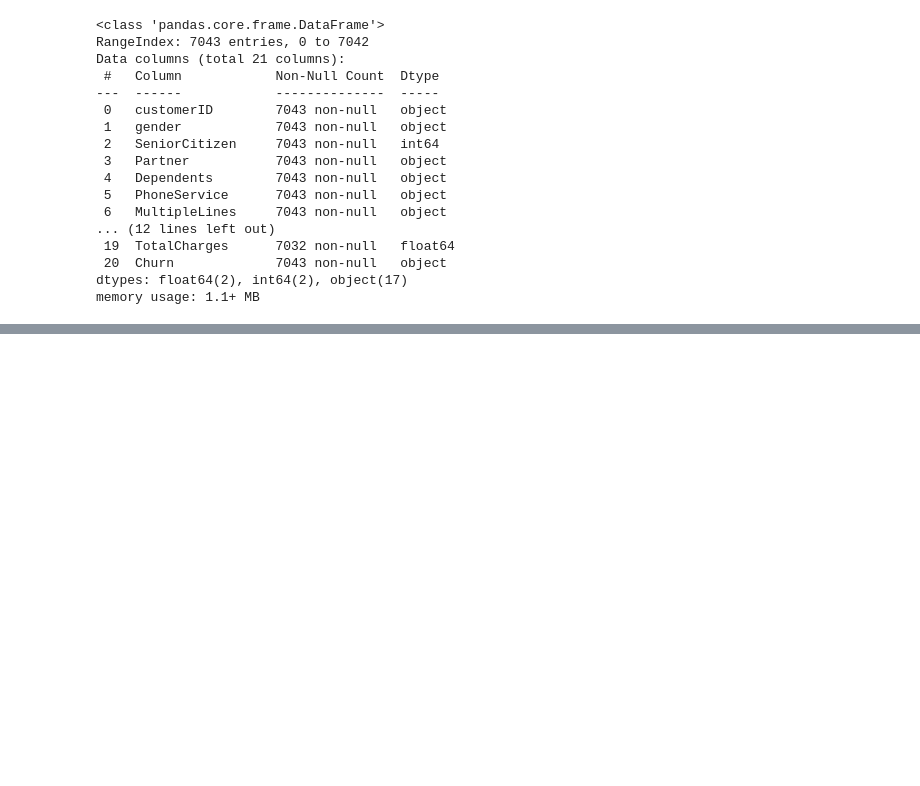
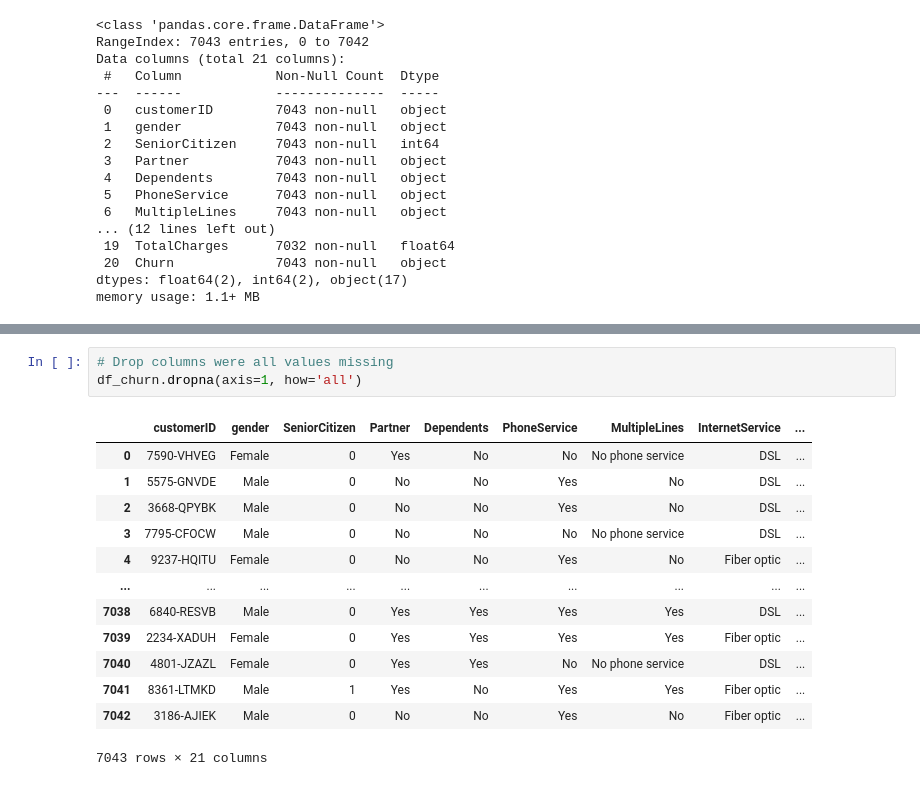
Before and after one commit to devnunes/trilha_ai, a Jupyter notebook: eda/eda_churn.ipynb, the cells around one changed output, grey strips where cells are left out. Saved outputs shown, nothing was run; the diff lists cells and outputs as text; blank space fills up the shorter version.

```diff
--- a/eda/eda_churn.ipynb
+++ b/eda/eda_churn.ipynb
@@ -305,0 +385,17 @@ memory usage: 1.1+ MB
+# %%
+# Drop columns were all values missing
+df_churn.dropna(axis=1, how='all')
+# %% [output]
+|  | customerID | gender | SeniorCitizen | Partner | Dependents | PhoneService | MultipleLines | InternetService | ... |
+| 0 | 7590-VHVEG | Female | 0 | Yes | No | No | No phone service | DSL | ... |
+| 1 | 5575-GNVDE | Male | 0 | No | No | Yes | No | DSL | ... |
+| 2 | 3668-QPYBK | Male | 0 | No | No | Yes | No | DSL | ... |
+| 3 | 7795-CFOCW | Male | 0 | No | No | No | No phone service | DSL | ... |
+| 4 | 9237-HQITU | Female | 0 | No | No | Yes | No | Fiber optic | ... |
+| ... | ... | ... | ... | ... | ... | ... | ... | ... | ... |
+| 7038 | 6840-RESVB | Male | 0 | Yes | Yes | Yes | Yes | DSL | ... |
+| 7039 | 2234-XADUH | Female | 0 | Yes | Yes | Yes | Yes | Fiber optic | ... |
+| 7040 | 4801-JZAZL | Female | 0 | Yes | Yes | No | No phone service | DSL | ... |
+| 7041 | 8361-LTMKD | Male | 1 | Yes | No | Yes | Yes | Fiber optic | ... |
+| 7042 | 3186-AJIEK | Male | 0 | No | No | Yes | No | Fiber optic | ... |
+7043 rows × 21 columns
```
Also changed, not shown: parts of 14 cells of this notebook.
